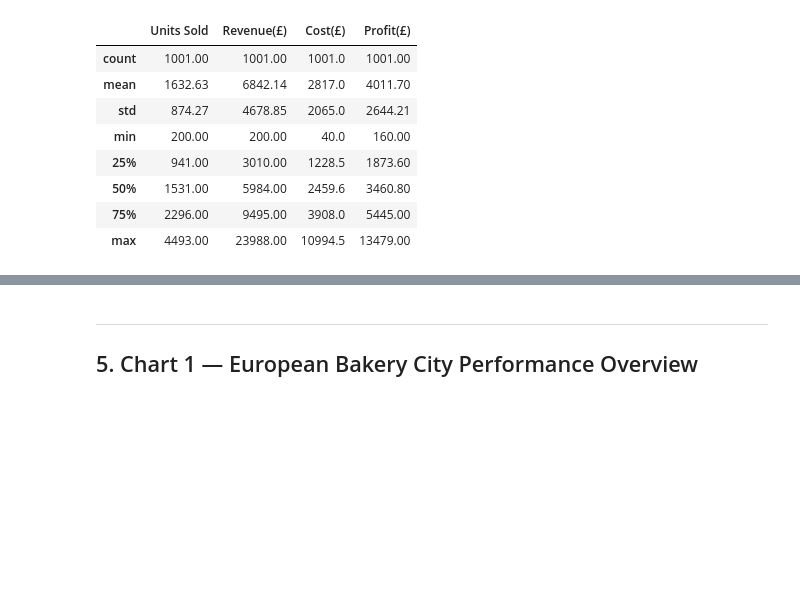
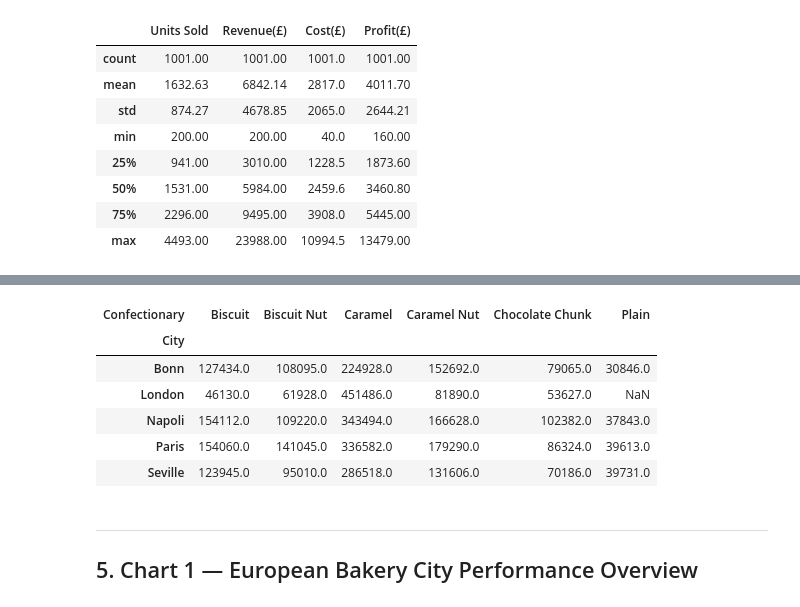
Before and after one commit to mirzasameer2000/European-Bakery-Sales-Interactive-Dashboard-Arden-University-, a Jupyter notebook: Google Colab Notebook/Data_Visualisation_COM7021_[4566].ipynb, the cells around one changed output, grey strips where cells are left out. Cells and saved outputs as stored; diff of their text form; code cells hidden in the pictures; blank space fills up the shorter version.

Commit message:
European Bakery Sales — Interactive Dashboard v2

```diff
--- a/Google Colab Notebook/Data_Visualisation_COM7021_[4566].ipynb
+++ b/Google Colab Notebook/Data_Visualisation_COM7021_[4566].ipynb
@@ -177,3 +179,13 @@ Name: Profit(£), dtype: object
+# %%
+display(bakery_dataset.groupby(['City','Confectionary'])['Profit(£)'].sum().unstack().round(0))
+# %% [output]
+| Confectionary | Biscuit | Biscuit Nut | Caramel | Caramel Nut | Chocolate Chunk | Plain |
+| City |  |  |  |  |  |  |
+| Bonn | 127434.0 | 108095.0 | 224928.0 | 152692.0 | 79065.0 | 30846.0 |
+| London | 46130.0 | 61928.0 | 451486.0 | 81890.0 | 53627.0 | NaN |
+| Napoli | 154112.0 | 109220.0 | 343494.0 | 166628.0 | 102382.0 | 37843.0 |
+| Paris | 154060.0 | 141045.0 | 336582.0 | 179290.0 | 86324.0 | 39613.0 |
+| Seville | 123945.0 | 95010.0 | 286518.0 | 131606.0 | 70186.0 | 39731.0 |
 # %%
 # ── Consistent colour palette used across all charts ──
 CITY_COLORS = {
```
Also changed, not shown: parts of 3 cells of this notebook, 15 other files.
